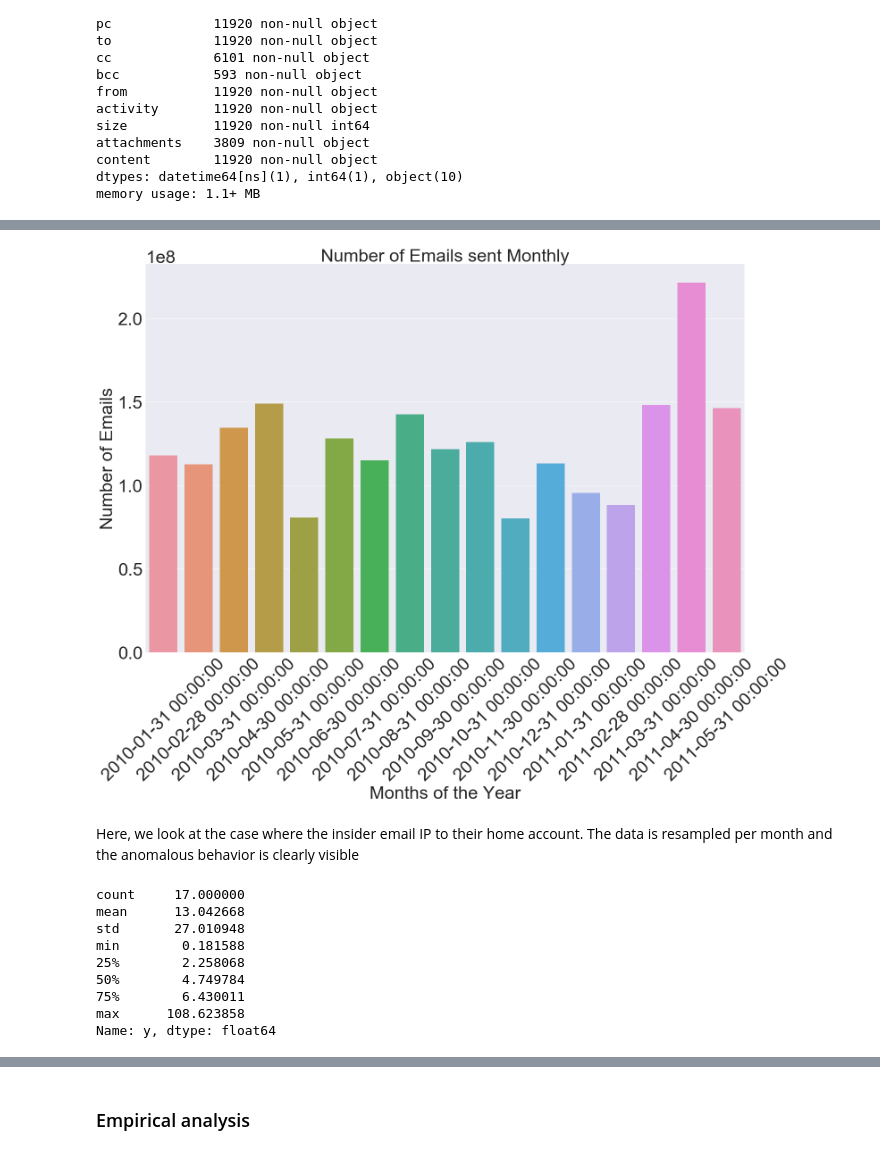
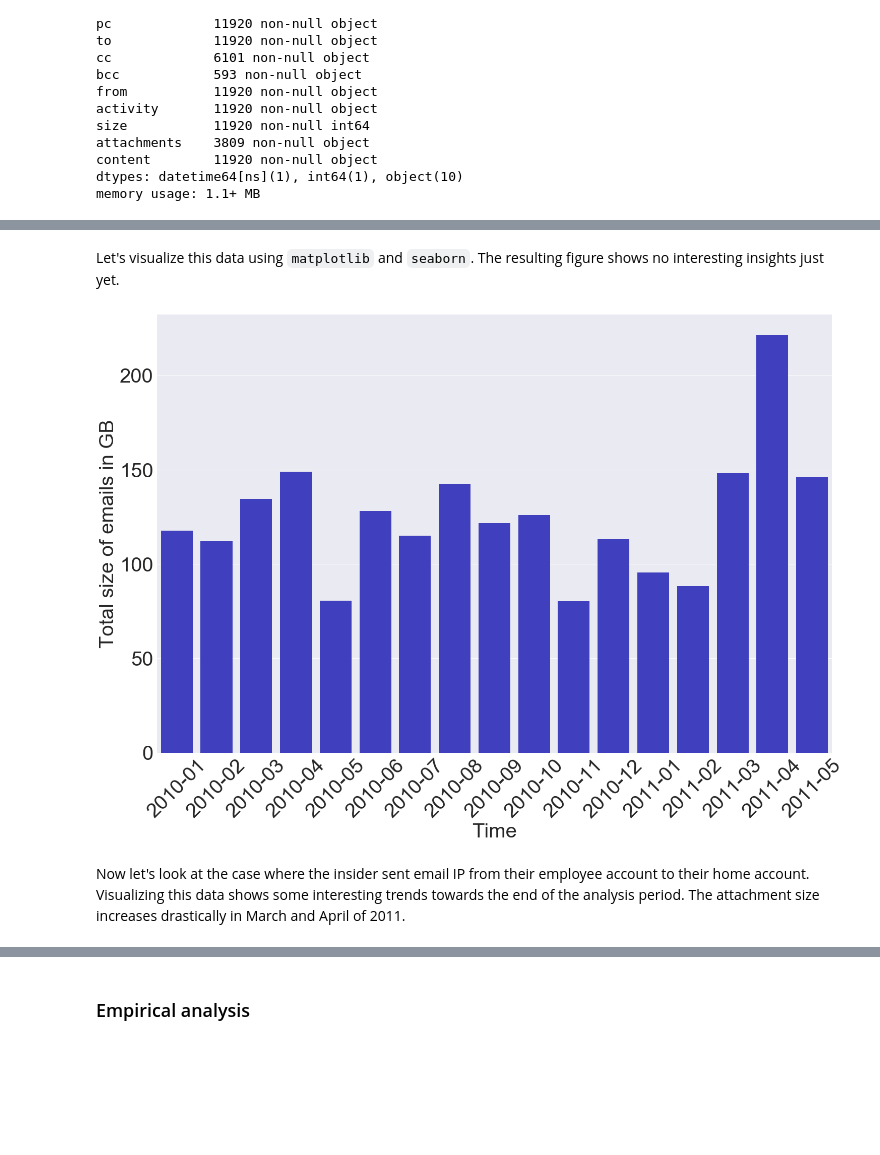
Before and after one commit to Emaasit/long-range-extrapolation, a Jupyter notebook: blog/01-post-03-2018.ipynb, the cells around one changed output, grey strips where cells are left out. Saved outputs shown, nothing was run; the diff lists cells and outputs as text; code cells hidden in the pictures; blank space fills up the shorter version.

```diff
--- a/blog/01-post-03-2018.ipynb
+++ b/blog/01-post-03-2018.ipynb
@@ -146,5 +141,8 @@ df_insider.shape
 # %%
+df_insider = email_filtered[email_filtered["user"] == "CDE1846"]
 emails_per_month = df_insider.resample(rule = "1M", on = "date").sum().reset_index()
 emails_per_month["date"] = pd.to_datetime(emails_per_month["date"], format = "%Y-%m-%d")
 emails_per_month.columns = ["ds", "y"]
+emails_per_month.y = emails_per_month.y/1e6
+emails_per_month["ds"] = emails_per_month["ds"].apply(lambda x: x.strftime('%Y-%m')).astype(str)
 emails_per_month
@@ -151,31 +168,21 @@ emails_per_month
+# %% [markdown]
+Let's visualize this data using `matplotlib` and `seaborn`. The resulting figure shows no interesting insights just yet.
 # %%
 fig, ax = plt.subplots()
-sns.barplot(data = emails_per_month, x = "ds", y = "y", ax = ax)
-ax.set_xticklabels(labels = emails_per_month["ds"], rotation = 45)
-ax.set_xlabel("Months of the Year")
-ax.set_ylabel("Number of Emails")
-ax.set_title("Number of Emails sent Monthly");
+sns.barplot(data = emails_per_month, x = "ds", y = "y", color = "blue", saturation = .5)
+ax.set_xticklabels(labels = emails_per_month.ds, rotation = 45)
+ax.set_xlabel('Time')
+ax.set_ylabel('Total size of emails in GB');
 # %% [output]
-[figure, old version]
+[figure, new version]
-# %% [markdown]
-Here, we look at the case where the insider email IP to their home account. The data is resampled per month and the anomalous behavior is clearly visible
+# %% [markdown]
+Now let's look at the case where the insider sent email IP from their employee account to their home account. Visualizing this data shows some interesting trends towards the end of the analysis period. The attachment size increases drastically in March and April of 2011.
 # %%
 df_insider_non_org = df_insider[~df_insider['to'].str.contains('dtaa.com')]
 df_insider_ewing = df_insider_non_org[df_insider_non_org['to'] == 'Ewing_Carlos@comcast.net']
 df = df_insider_ewing.resample('1M', on='date').sum().reset_index()
 df.columns = ["ds", "y"]
-(df.y/1e6).describe()
 df.y = df.y/1e6
-# %% [output]
-count     17.000000
-mean      13.042668
-std       27.010948
-min        0.181588
-25%        2.258068
-50%        4.749784
-75%        6.430011
-max      108.623858
-Name: y, dtype: float64
 # %%
 df["ds"] = df["ds"].apply(lambda x: x.strftime('%Y-%m')).astype(str)
 # %%
```
Also changed, not shown: parts of 38 cells of this notebook.
